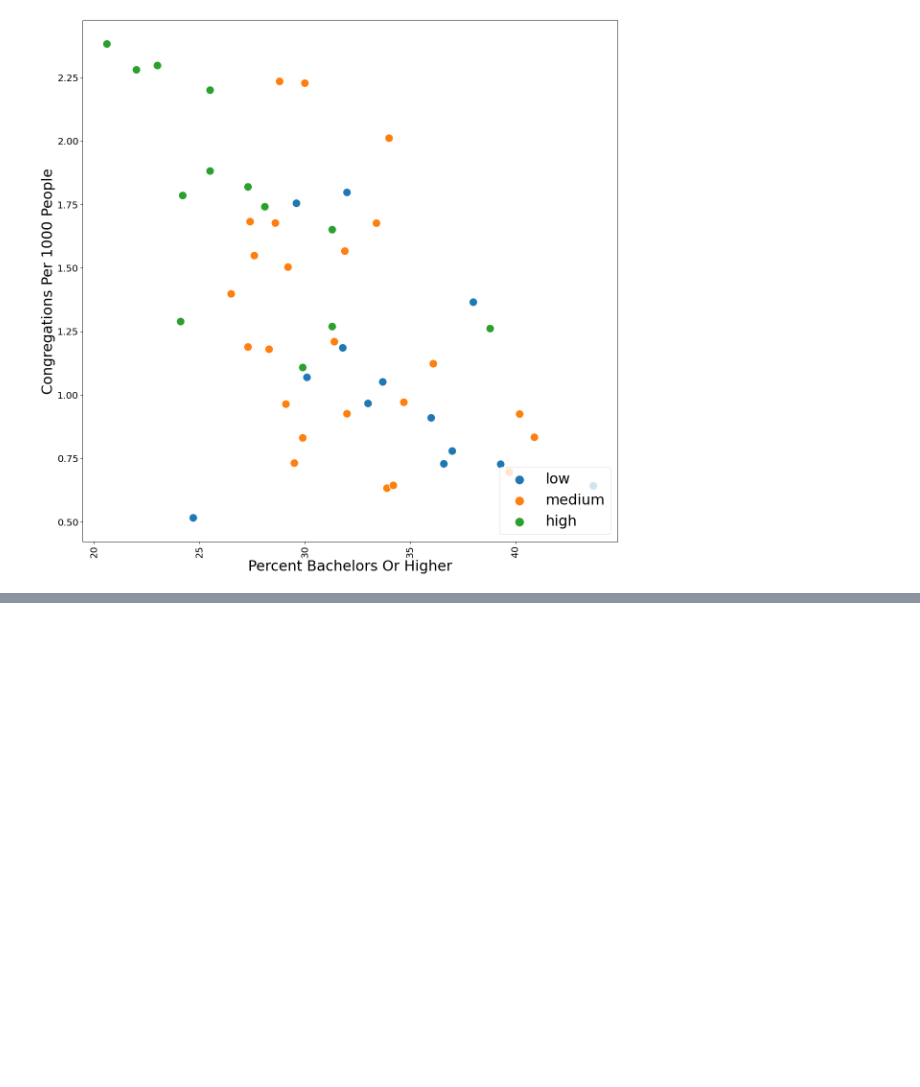
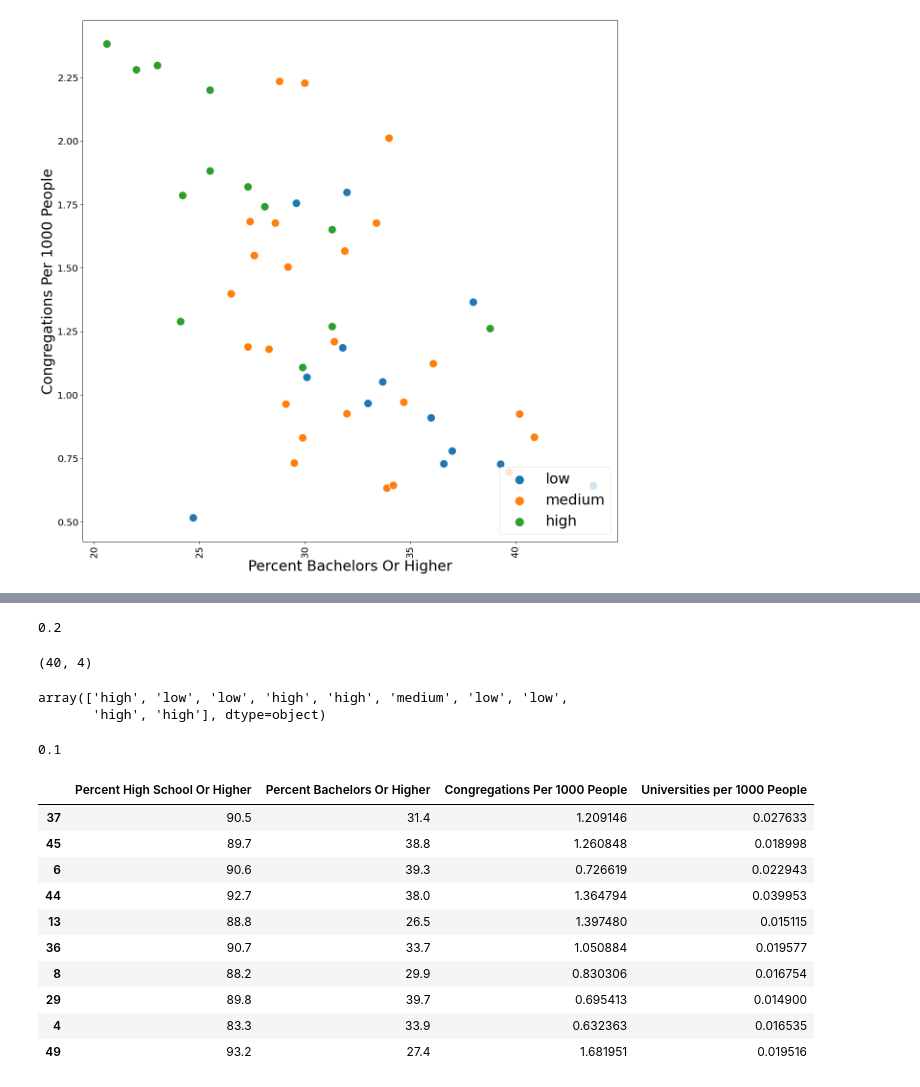
Before and after one commit to kirakirakira/Code-Louisville-Data-Science-Project, a Jupyter notebook: Education and Religion.ipynb, the cells around one changed output, grey strips where cells are left out. Saved outputs shown, nothing was run; the diff lists cells and outputs as text; code cells hidden in the pictures; blank space fills up the shorter version.

```diff
--- a/Education and Religion.ipynb
+++ b/Education and Religion.ipynb
@@ -384,0 +408,4 @@ scatterplot(all_df[x], all_df[y], x, y, hue)
+# %%
+knn.score(X_test, y_test)
+# %% [output]
+0.2
@@ -384,0 +420,33 @@ scatterplot(all_df[x], all_df[y], x, y, hue)
+# %%
+from sklearn.neighbors import KNeighborsClassifier
+
+knn = KNeighborsClassifier(n_neighbors = 2) # 6 neighbors gives pretty good results 80% accuracy
+knn.fit(X_train, y_train)
+
+X_train.shape
+# %% [output]
+(40, 4)
+# %%
+pred = knn.predict(X_test)
+pred
+# %% [output]
+array(['high', 'low', 'low', 'high', 'high', 'medium', 'low', 'low',
+       'high', 'high'], dtype=object)
+# %%
+knn.score(X_test, y_test) # Wow, 100% accuracy...
+# %% [output]
+0.1
+# %%
+X_test
+# %% [output]
+|  | Percent High School Or Higher | Percent Bachelors Or Higher | Congregations Per 1000 People | Universities per 1000 People |
+| 37 | 90.5 | 31.4 | 1.209146 | 0.027633 |
+| 45 | 89.7 | 38.8 | 1.260848 | 0.018998 |
+| 6 | 90.6 | 39.3 | 0.726619 | 0.022943 |
+| 44 | 92.7 | 38.0 | 1.364794 | 0.039953 |
+| 13 | 88.8 | 26.5 | 1.397480 | 0.015115 |
+| 36 | 90.7 | 33.7 | 1.050884 | 0.019577 |
+| 8 | 88.2 | 29.9 | 0.830306 | 0.016754 |
+| 29 | 89.8 | 39.7 | 0.695413 | 0.014900 |
+| 4 | 83.3 | 33.9 | 0.632363 | 0.016535 |
+| 49 | 93.2 | 27.4 | 1.681951 | 0.019516 |
```
Also changed, not shown: parts of 9 cells of this notebook.
